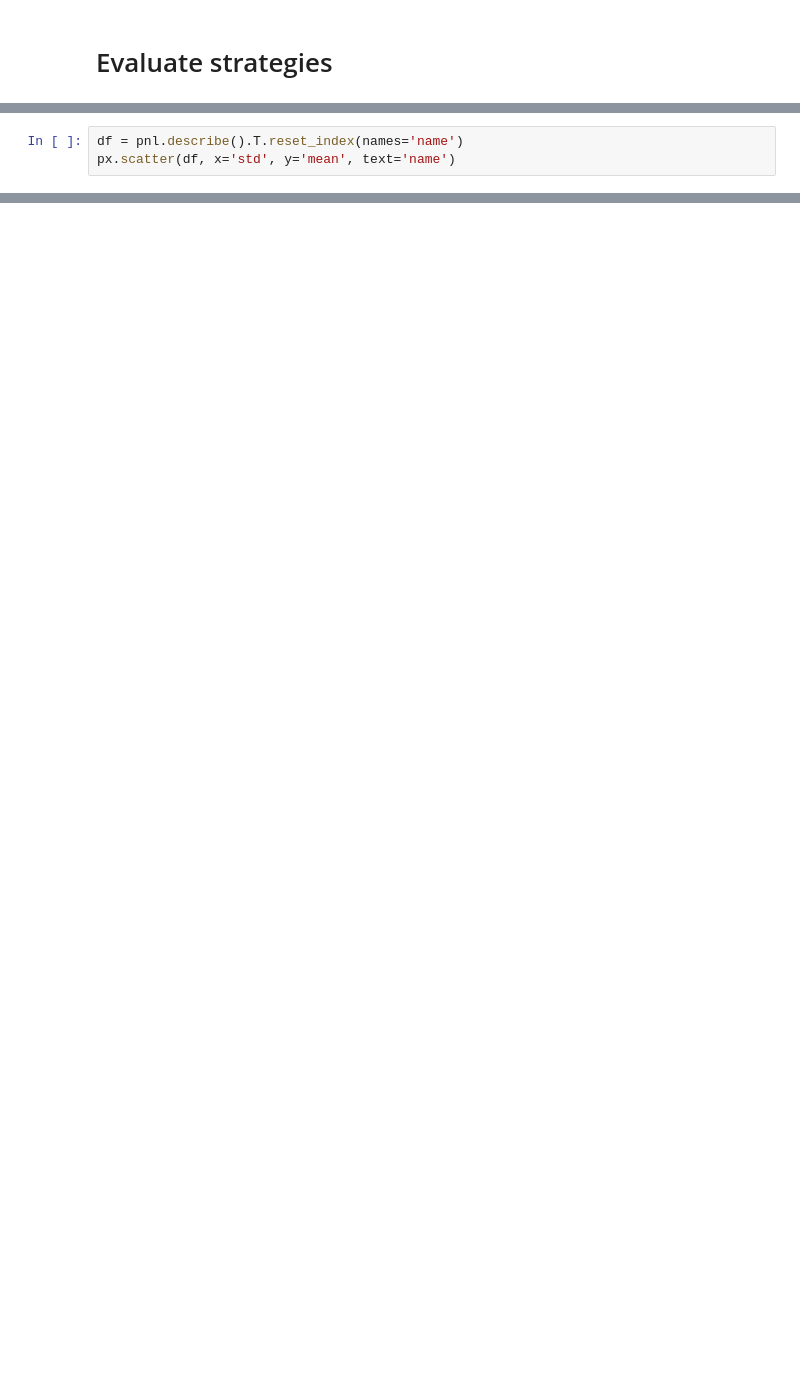
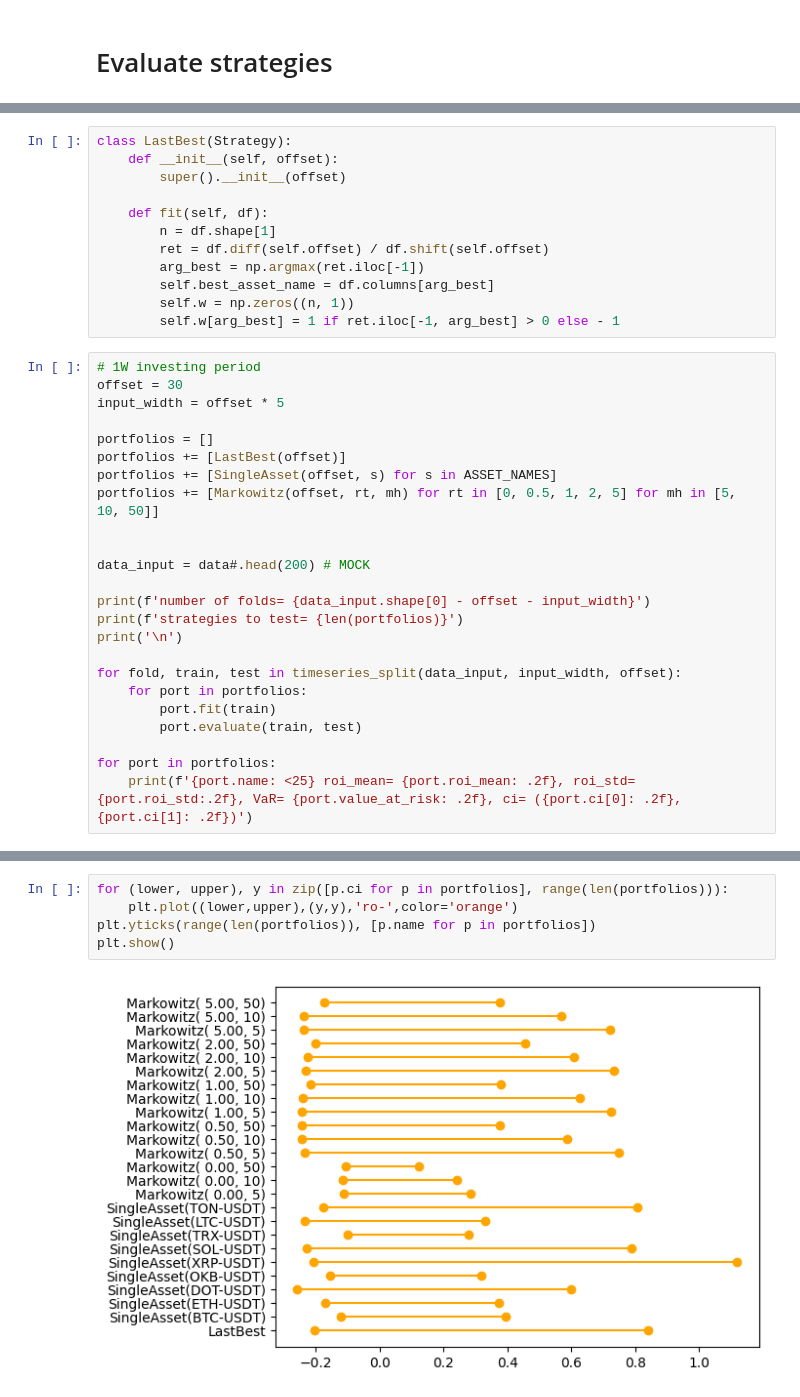
Before and after one commit to poluzerovT/Masters-thesis, a Jupyter notebook: code/research.ipynb, the cells around one changed output, grey strips where cells are left out. Drawn from its saved outputs; the diff is of its cells as text; blank space fills up the shorter version.

```diff
--- a/code/research.ipynb
+++ b/code/research.ipynb
@@ -300,3 +226,0 @@ pnl.describe().T.sort_values('mean', ascending=False)
-# %%
-df = pnl.describe().T.reset_index(names='name')
-px.scatter(df, x='std', y='mean', text='name')
@@ -302,0 +316,36 @@ px.scatter(df, x='std', y='mean', text='name')
+# %%
+class LastBest(Strategy):
+    def __init__(self, offset):
+        super().__init__(offset)
+
+    def fit(self, df):
+        n = df.shape[1]
+        ret = df.diff(self.offset) / df.shift(self.offset)
+        arg_best = np.argmax(ret.iloc[-1])
+        self.best_asset_name = df.columns[arg_best]
+        self.w = np.zeros((n, 1))
+        self.w[arg_best] = 1 if ret.iloc[-1, arg_best] > 0 else - 1
+# %%
+# 1W investing period
+offset = 30
+input_width = offset * 5
+
+portfolios = []
+portfolios += [LastBest(offset)]
+portfolios += [SingleAsset(offset, s) for s in ASSET_NAMES]
+portfolios += [Markowitz(offset, rt, mh) for rt in [0, 0.5, 1, 2, 5] for mh in [5, 10, 50]]
+
+
+data_input = data#.head(200) # MOCK
+
+print(f'number of folds= {data_input.shape[0] - offset - input_width}')
+print(f'strategies to test= {len(portfolios)}')
+print('\n')
+
+for fold, train, test in timeseries_split(data_input, input_width, offset):
+    for port in portfolios:
+        port.fit(train)
+        port.evaluate(train, test)
+
+for port in portfolios:
+    print(f'{port.name: <25} roi_mean= {port.roi_mean: .2f}, roi_std= {port.roi_std:.2f}, VaR= {port.value_at_risk: .2f}, ci= ({port.ci[0]: .2f}, {port.ci[1]: .2f})')
@@ -302,0 +370,7 @@ px.scatter(df, x='std', y='mean', text='name')
+# %%
+for (lower, upper), y in zip([p.ci for p in portfolios], range(len(portfolios))):
+    plt.plot((lower,upper),(y,y),'ro-',color='orange')
+plt.yticks(range(len(portfolios)), [p.name for p in portfolios])
+plt.show()
+# %% [output]
+[figure, added]
```
Also changed, not shown: parts of 23 cells of this notebook.
